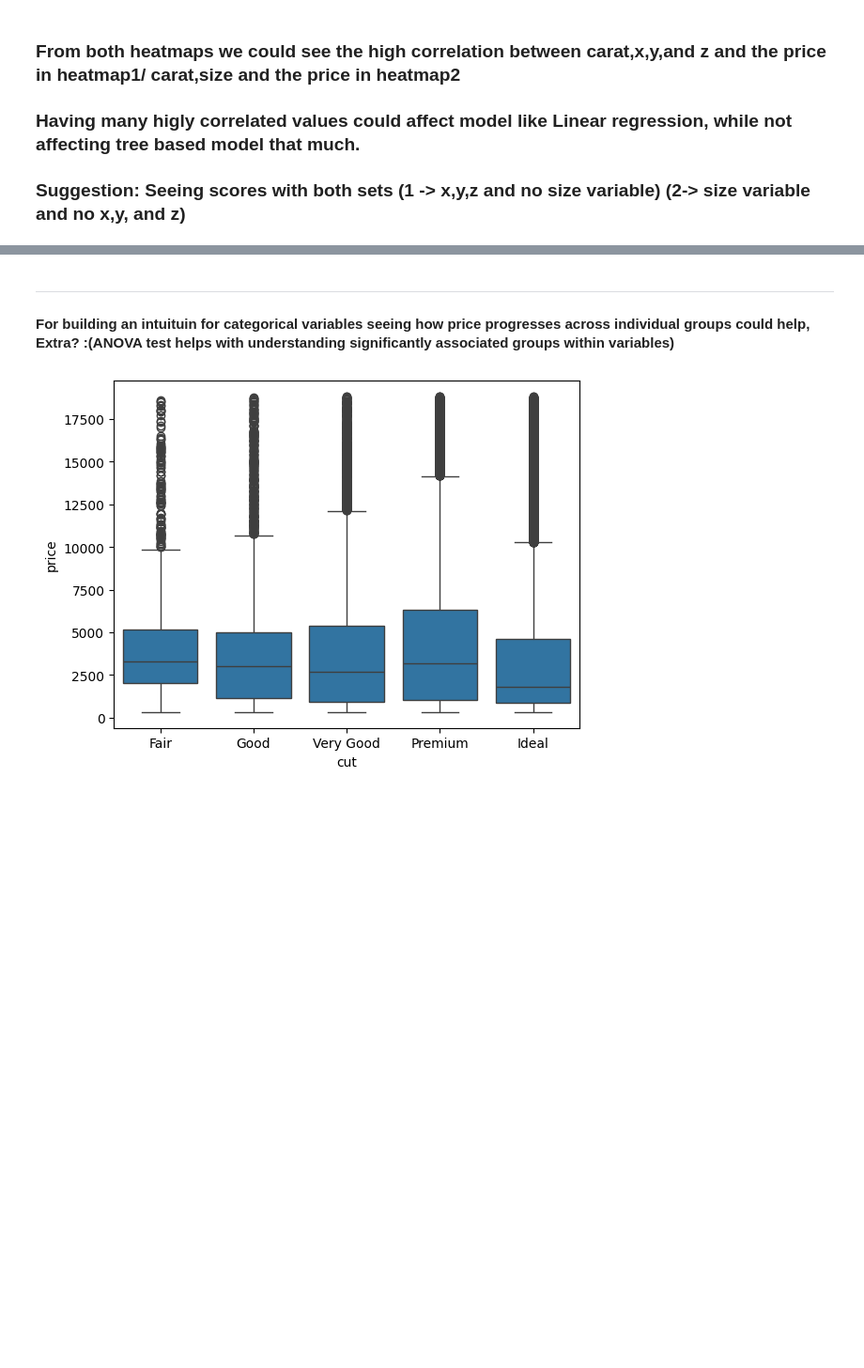
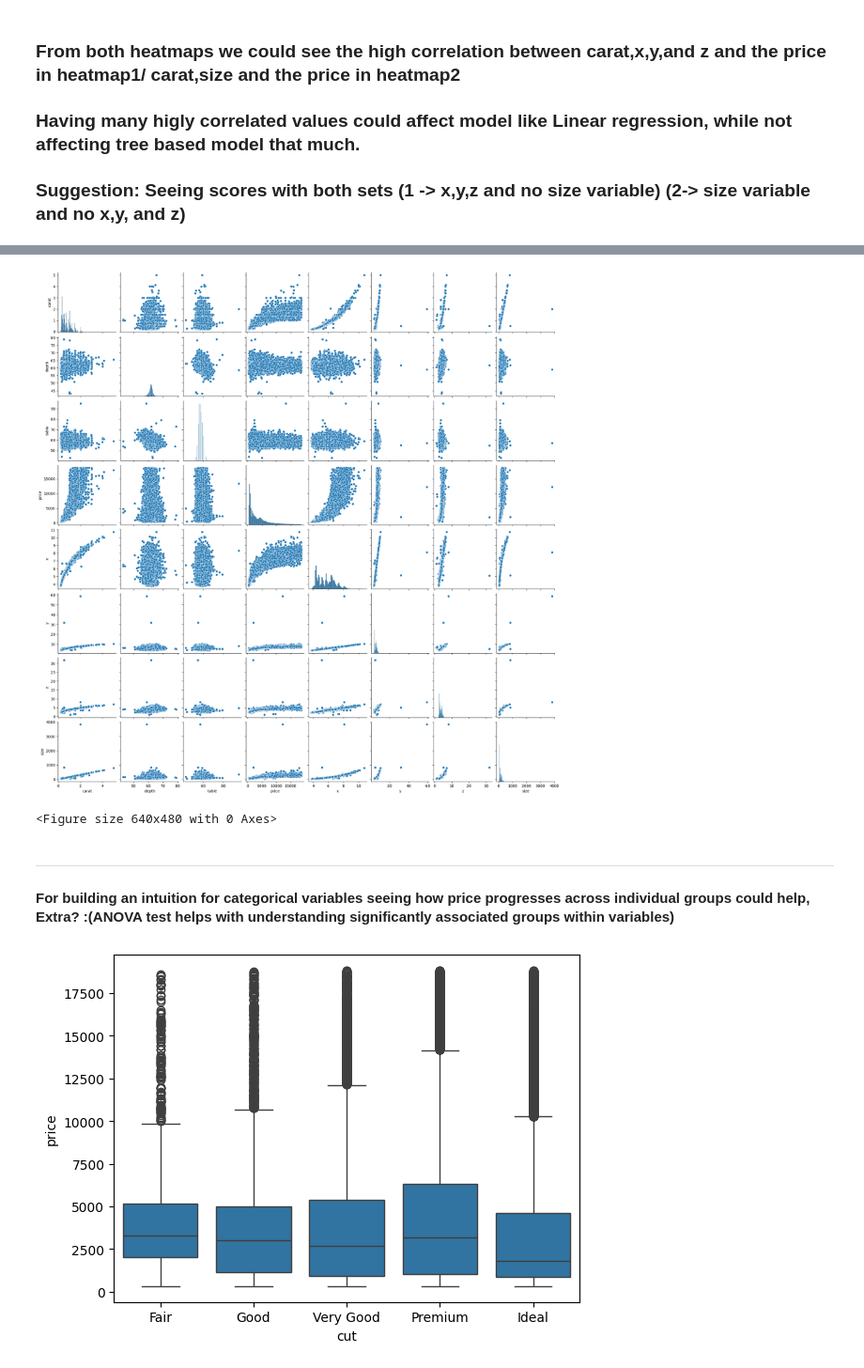
Before and after one commit to YSKAA423/Diamon_Price_Predictor, a Jupyter notebook: Diamond_Price_Predictor.ipynb, the cells around one changed output, grey strips where cells are left out. Shown at 94% size. Drawn from its saved outputs; the diff is of its cells as text; code cells hidden in the pictures; blank space fills up the shorter version.

```diff
--- a/Diamond_Price_Predictor.ipynb
+++ b/Diamond_Price_Predictor.ipynb
@@ -266,6 +290,14 @@ plt.show()
+# %%
+# Pairplot can be usefull for inspection
+sns.pairplot(p_copy)
+plt.show()
+plt.clf()
+# %% [output]
+[figure, new version]
+<Figure size 640x480 with 0 Axes>
 # %% [markdown]
 --------------------
-#### For building an intuituin for categorical variables seeing how price progresses across individual groups could help, Extra? :(ANOVA test helps with understanding significantly associated groups within variables)
+#### For building an intuition for categorical variables seeing how price progresses across individual groups could help, Extra? :(ANOVA test helps with understanding significantly associated groups within variables)
 # %%
 categorical_variables = ['cut', 'color', 'clarity']
 # %%
```
Also changed, not shown: parts of 11 cells of this notebook.
